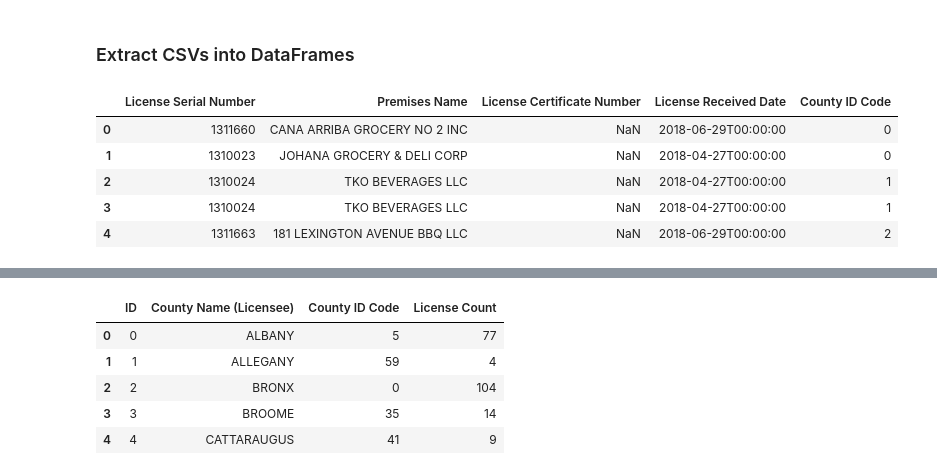
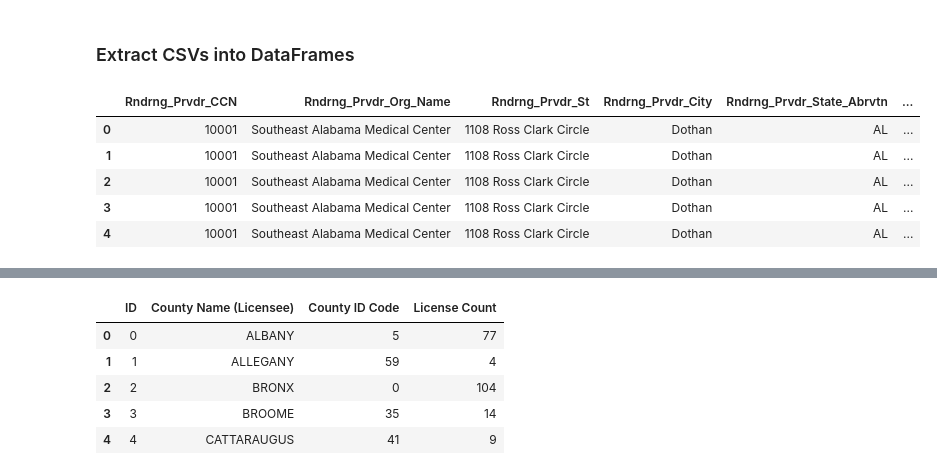
Before and after one commit to bslone1/project-2, a Jupyter notebook: etl_project.ipynb, the cells around one changed output, grey strips where cells are left out. Drawn from its saved outputs; the diff is of its cells as text; code cells hidden in the pictures.

```diff
--- a/etl_project.ipynb
+++ b/etl_project.ipynb
@@ -4,13 +7,2 @@ from sqlalchemy import create_engine
 # %% [markdown]
 ### Extract CSVs into DataFrames
-# %%
-premise_file = "../Resources/LicensePremise.csv"
-premise_df = pd.read_csv(premise_file)
-premise_df.head()
-# %% [output]
-|  | License Serial Number | Premises Name | License Certificate Number | License Received Date | County ID Code |
-| 0 | 1311660 | CANA ARRIBA GROCERY NO 2 INC | NaN | 2018-06-29T00:00:00 | 0 |
-| 1 | 1310023 | JOHANA GROCERY & DELI CORP | NaN | 2018-04-27T00:00:00 | 0 |
-| 2 | 1310024 | TKO BEVERAGES LLC | NaN | 2018-04-27T00:00:00 | 1 |
-| 3 | 1310024 | TKO BEVERAGES LLC | NaN | 2018-04-27T00:00:00 | 1 |
-| 4 | 1311663 | 181 LEXINGTON AVENUE BBQ LLC | NaN | 2018-06-29T00:00:00 | 2 |
@@ -16,0 +11,10 @@ premise_df.head()
+# %%
+hospital_df = pd.read_csv(hospital_data)
+hospital_df.head()
+# %% [output]
+|  | Rndrng_Prvdr_CCN | Rndrng_Prvdr_Org_Name | Rndrng_Prvdr_St | Rndrng_Prvdr_City | Rndrng_Prvdr_State_Abrvtn | ... |
+| 0 | 10001 | Southeast Alabama Medical Center | 1108 Ross Clark Circle | Dothan | AL | ... |
+| 1 | 10001 | Southeast Alabama Medical Center | 1108 Ross Clark Circle | Dothan | AL | ... |
+| 2 | 10001 | Southeast Alabama Medical Center | 1108 Ross Clark Circle | Dothan | AL | ... |
+| 3 | 10001 | Southeast Alabama Medical Center | 1108 Ross Clark Circle | Dothan | AL | ... |
+| 4 | 10001 | Southeast Alabama Medical Center | 1108 Ross Clark Circle | Dothan | AL | ... |
```
Also changed, not shown: parts of 12 cells of this notebook, 1 other file.
